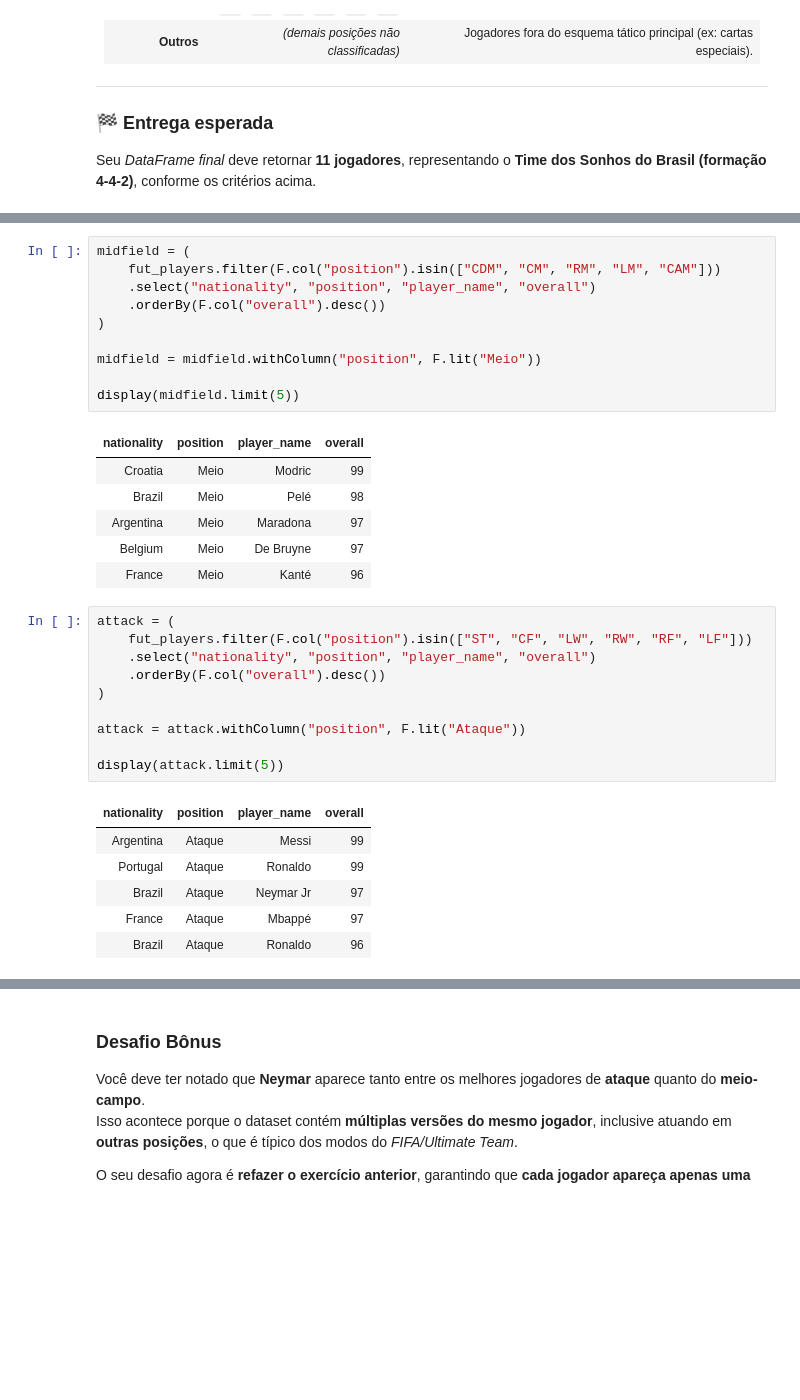
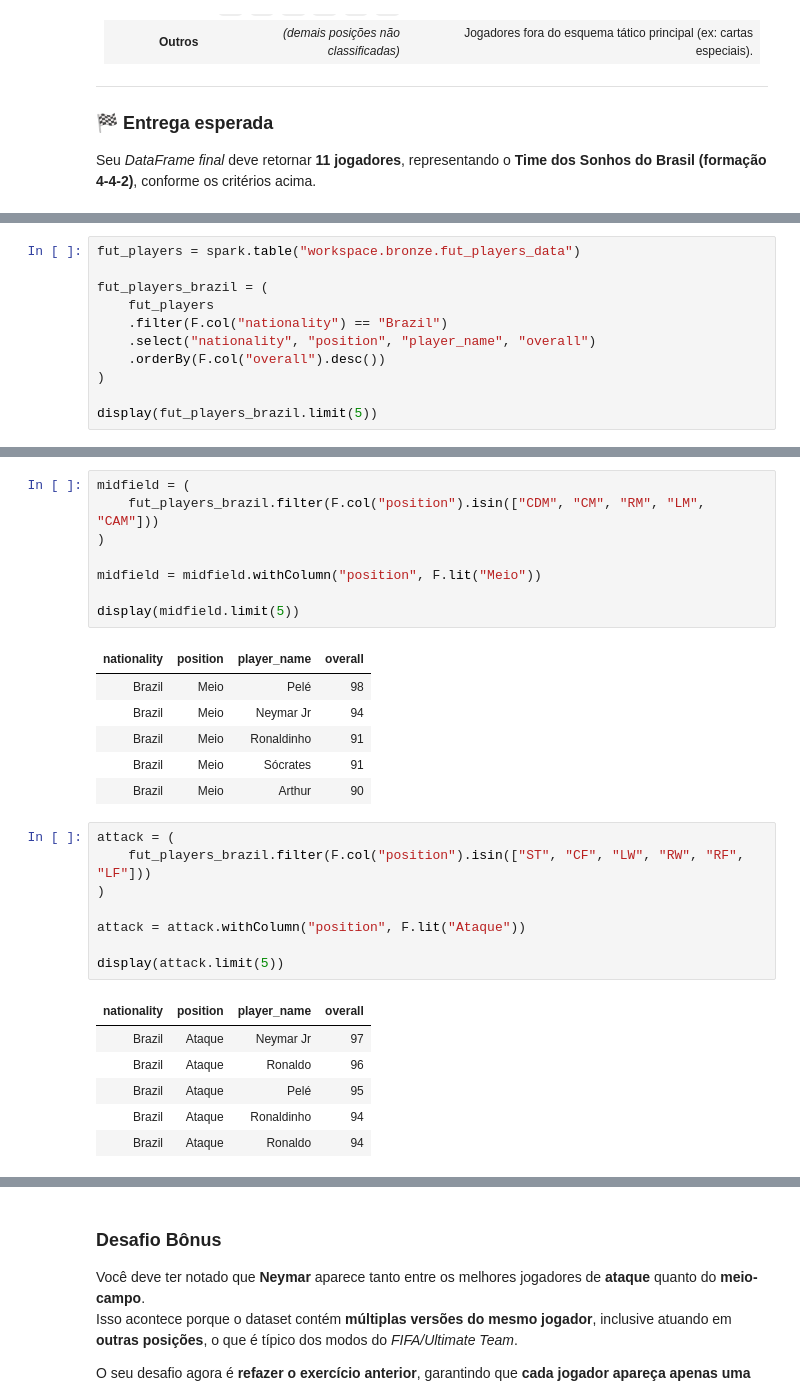
Before and after one commit to jpbezerra/RocketLabDados-2025.2, a Jupyter notebook: Atividade01 - Pyspark/Atividade1_Pyspark.ipynb, the cells around one changed output, grey strips where cells are left out. Cells and saved outputs as stored; diff of their text form; blank space fills up the shorter version.

```diff
--- a/Atividade01 - Pyspark/Atividade1_Pyspark.ipynb
+++ b/Atividade01 - Pyspark/Atividade1_Pyspark.ipynb
@@ -579,0 +578,11 @@ fut_players = spark.table("workspace.bronze.fut_players_data")
+# %%
+fut_players = spark.table("workspace.bronze.fut_players_data")
+
+fut_players_brazil = (
+    fut_players
+    .filter(F.col("nationality") == "Brazil")
+    .select("nationality", "position", "player_name", "overall")
+    .orderBy(F.col("overall").desc())
+)
+
+display(fut_players_brazil.limit(5))
@@ -614,8 +626,6 @@ display(defense.limit(5))
 # %%
 midfield = (
-    fut_players.filter(F.col("position").isin(["CDM", "CM", "RM", "LM", "CAM"]))
-    .select("nationality", "position", "player_name", "overall")
-    .orderBy(F.col("overall").desc())
+    fut_players_brazil.filter(F.col("position").isin(["CDM", "CM", "RM", "LM", "CAM"]))
 )
 
 midfield = midfield.withColumn("position", F.lit("Meio"))
@@ -623,28 +633,26 @@ midfield = midfield.withColumn("position", F.lit("Meio"))
 display(midfield.limit(5))
 # %% [output]
 | nationality | position | player_name | overall |
-| Croatia | Meio | Modric | 99 |
 | Brazil | Meio | Pelé | 98 |
-| Argentina | Meio | Maradona | 97 |
-| Belgium | Meio | De Bruyne | 97 |
-| France | Meio | Kanté | 96 |
+| Brazil | Meio | Neymar Jr | 94 |
+| Brazil | Meio | Ronaldinho | 91 |
+| Brazil | Meio | Sócrates | 91 |
+| Brazil | Meio | Arthur | 90 |
 # %%
 attack = (
-    fut_players.filter(F.col("position").isin(["ST", "CF", "LW", "RW", "RF", "LF"]))
-    .select("nationality", "position", "player_name", "overall")
-    .orderBy(F.col("overall").desc())
+    fut_players_brazil.filter(F.col("position").isin(["ST", "CF", "LW", "RW", "RF", "LF"]))
 )
 
 attack = attack.withColumn("position", F.lit("Ataque"))
 
 display(attack.limit(5))
 # %% [output]
 | nationality | position | player_name | overall |
-| Argentina | Ataque | Messi | 99 |
-| Portugal | Ataque | Ronaldo | 99 |
 | Brazil | Ataque | Neymar Jr | 97 |
-| France | Ataque | Mbappé | 97 |
 | Brazil | Ataque | Ronaldo | 96 |
+| Brazil | Ataque | Pelé | 95 |
+| Brazil | Ataque | Ronaldinho | 94 |
+| Brazil | Ataque | Ronaldo | 94 |
 # %%
 team = (
     gk.orderBy(F.desc("overall")).limit(1)
```
Also changed, not shown: parts of 9 cells of this notebook, 10 other files.
